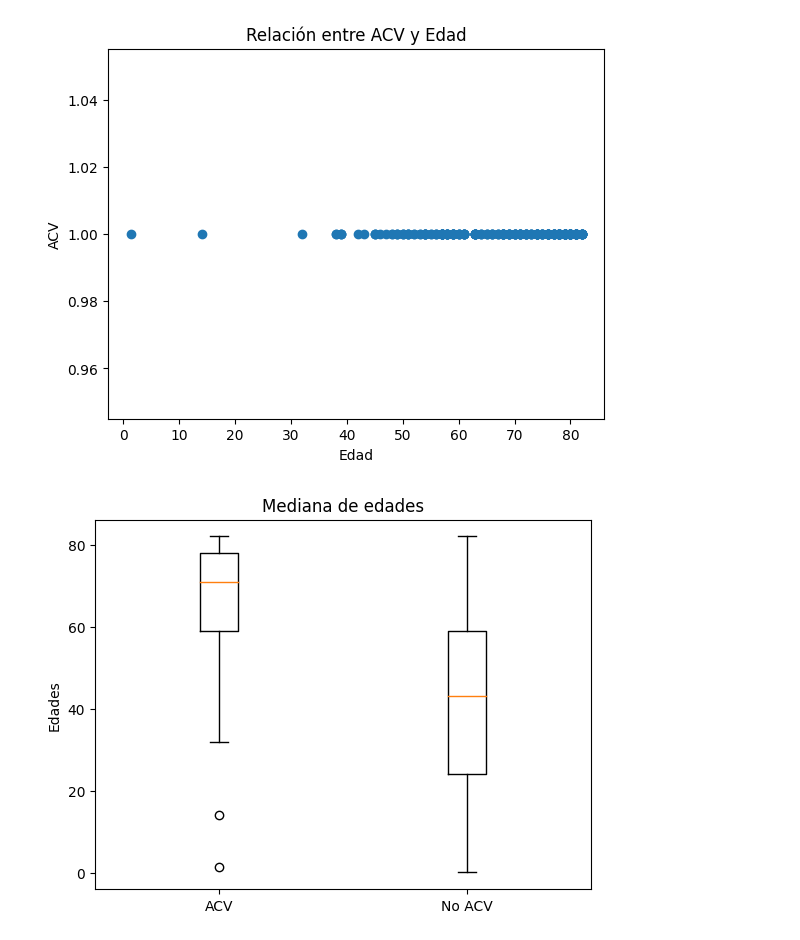
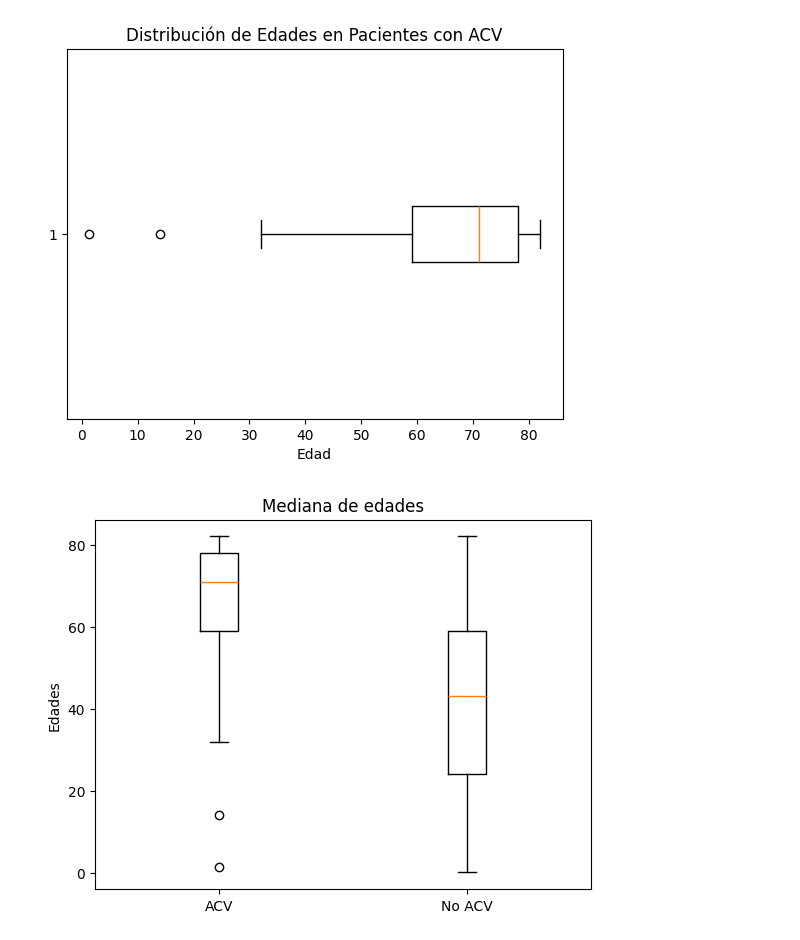
Before and after one commit to Lucassanc/Proyecto-Final-Data-Science, a Jupyter notebook: ACV.ipynb, the cells around one changed output. Drawn from its saved outputs; the diff is of its cells as text; code cells hidden in the pictures.

```diff
--- a/ACV.ipynb
+++ b/ACV.ipynb
@@ -12,4 +12,4 @@ from sklearn.metrics import mean_squared_error, r2_score
 from sklearn.linear_model import LogisticRegression
 from sklearn.metrics import accuracy_score
 import seaborn as sns
-url = 'E:\App Exes\VS Code\Proyecto Final Data\healthcare-dataset-stroke-data.csv'
+url = 'healthcare-dataset-stroke-data.csv'
@@ -82,11 +168,10 @@ plt.show()
 # %%
-plt.scatter(df_stroke['age'], df_stroke['stroke'])
+plt.boxplot(df_stroke['age'], vert=False)
 plt.xlabel('Edad')
-plt.ylabel('ACV')
-plt.title('Relación entre ACV y Edad')
+plt.title('Distribución de Edades en Pacientes con ACV')
 plt.show()
 # %% [output]
-[figure, old version]
+[figure, new version]
 # %%
 # Crea una lista con los datos de BMI y avr_glucose_level
 acv = df_stroke['age']
```
Also changed, not shown: parts of 31 cells of this notebook, 13 other files.
